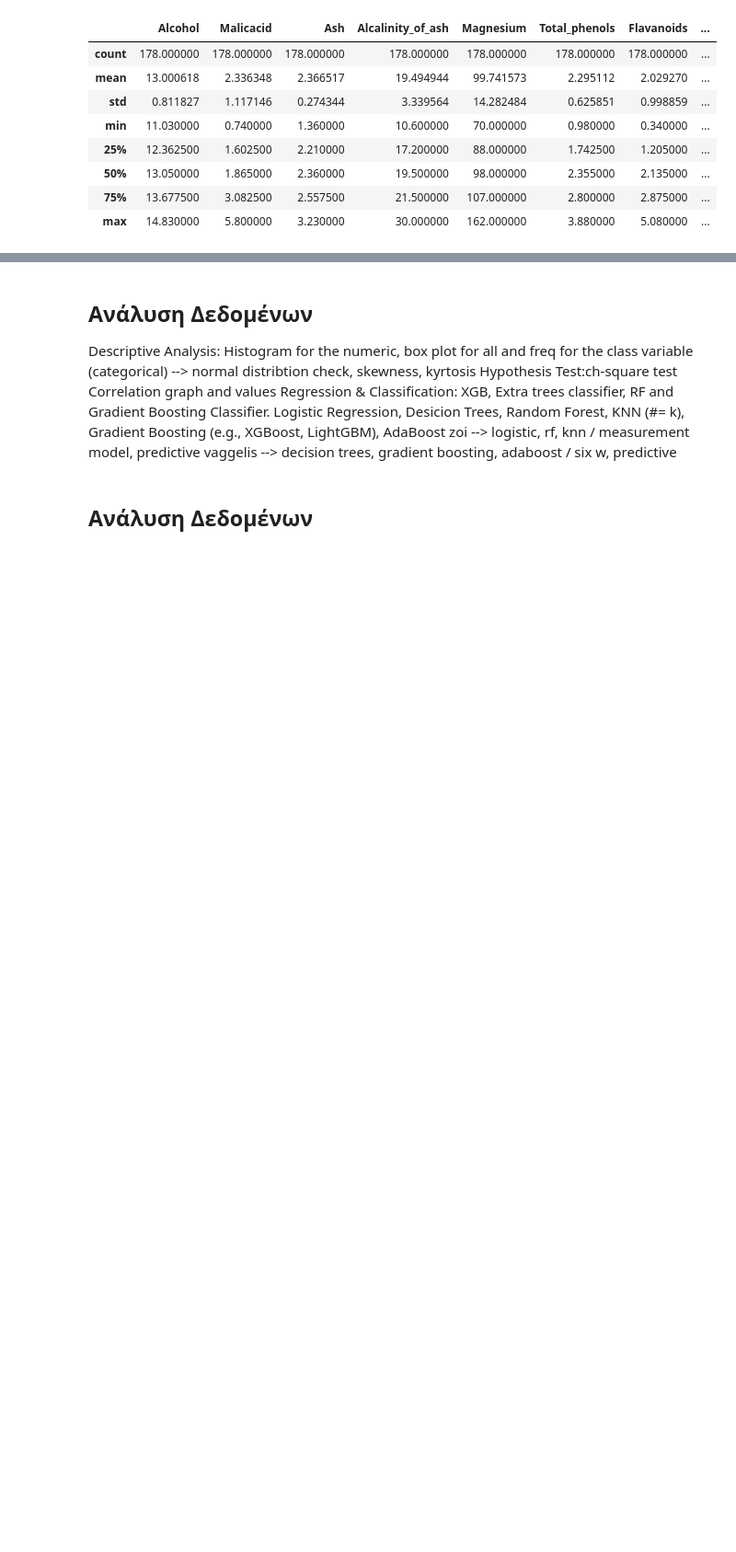
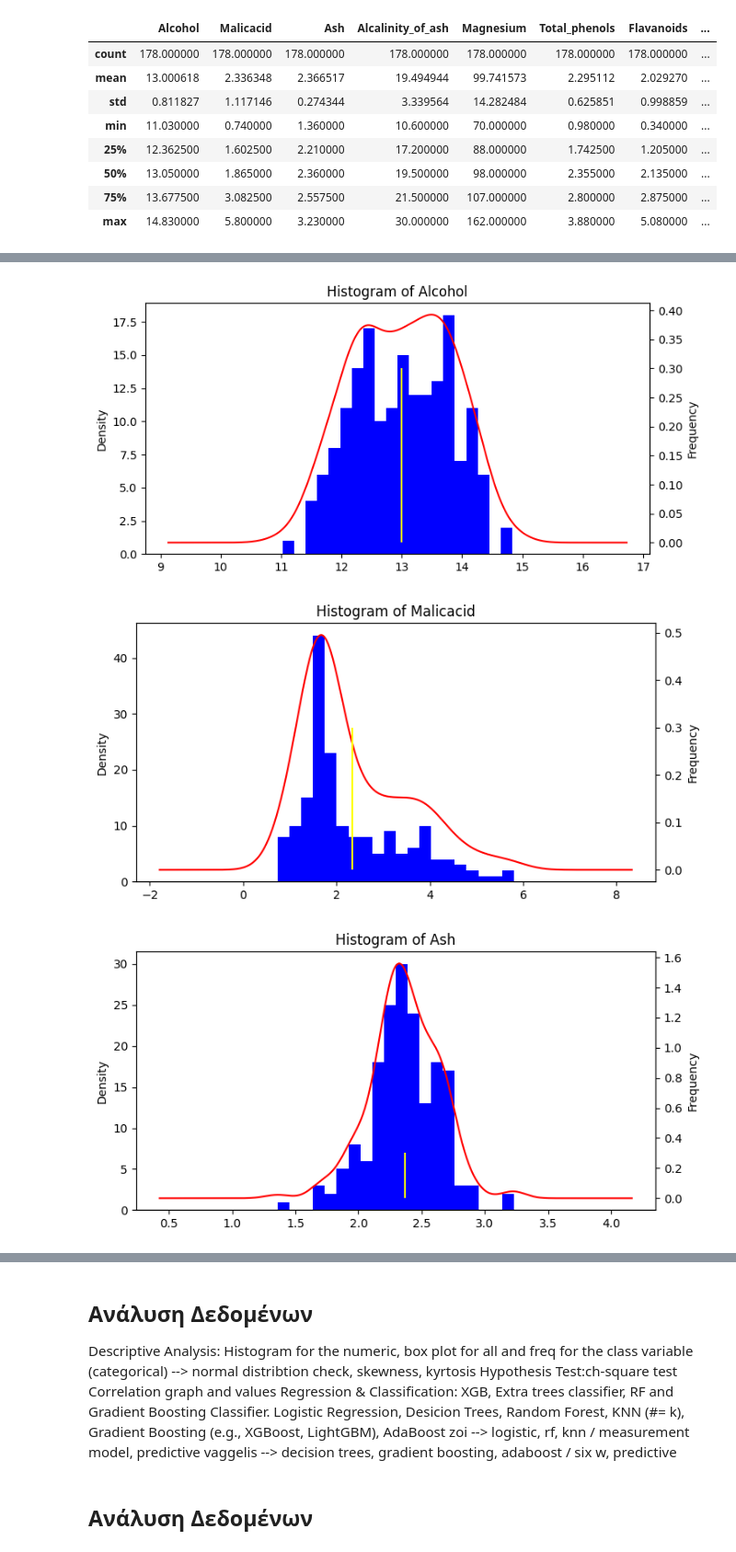
Before and after one commit to zoekelepiri/WineDataPrediction, a Jupyter notebook: Ομαδική_Εργασία.ipynb, the cells around one changed output, grey strips where cells are left out. Shown at 92% size. Saved outputs shown, nothing was run; the diff lists cells and outputs as text; code cells hidden in the pictures; blank space fills up the shorter version.

```diff
--- a/Ομαδική_Εργασία.ipynb
+++ b/Ομαδική_Εργασία.ipynb
@@ -58,0 +102,29 @@ df.describe()
+# %%
+for column in df.columns:
+    # Create a histogram for each variable
+    plt.figure(figsize=(8, 6))
+    plt.hist(df[column], bins=20, color='blue', edgecolor='black')
+
+    # Add labels and title
+    plt.xlabel(column)
+    plt.ylabel('Frequency')
+    plt.title(f'Histogram of {column}')
+
+    # Show the plot
+    plt.show()
+# %%
+for column in df.columns:
+    # Create a histogram for each variable
+    plt.figure(figsize=(8,4))
+    df[column].plot(kind = 'hist', bins = 20, color = 'blue')
+    df[column].plot(kind = 'kde', secondary_y = True, color = 'red')
+    plt.vlines(df[column].mean(), ymin = 0, ymax = 0.3, linewidth = 1.5, color = 'yellow' )
+    plt.ylabel('Frequency')
+    plt.title(f'Histogram of {column}')
+
+    # Show the plot
+    plt.show()
+# %% [output]
+[figure, added]
+[figure, added]
+[figure, added]
```
Also changed, not shown: parts of 10 cells of this notebook.
